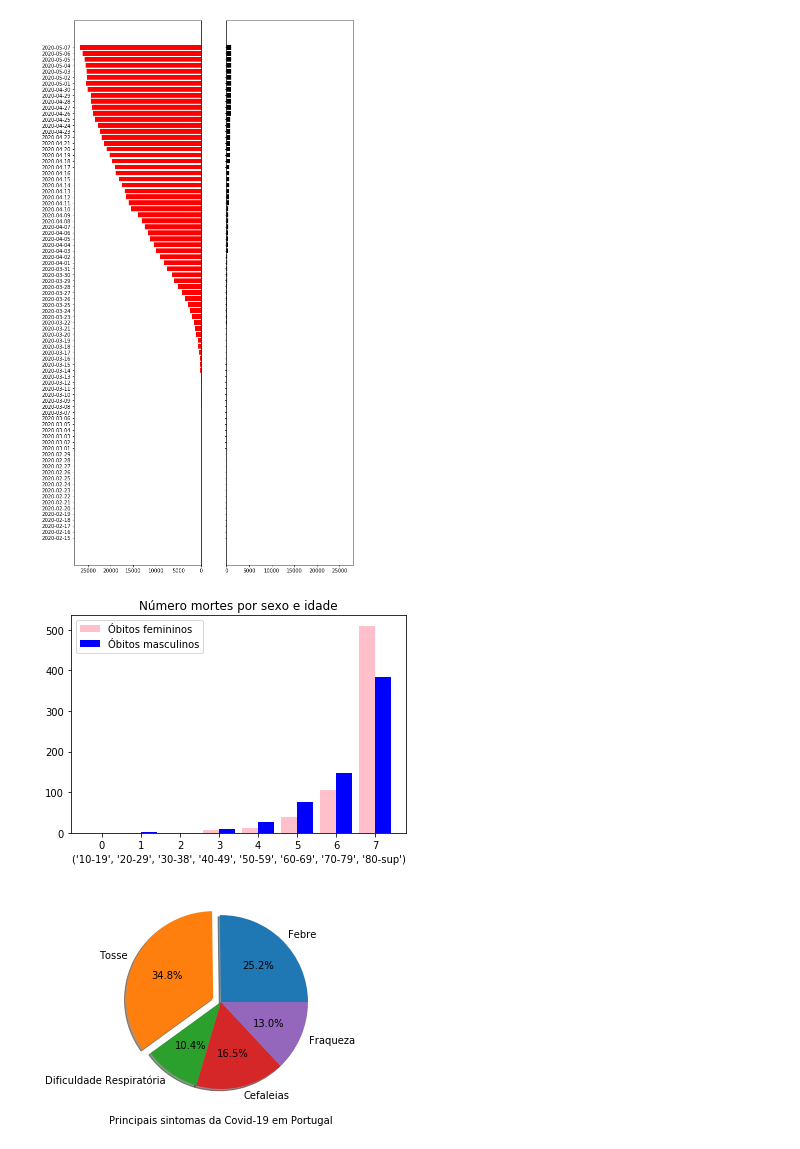
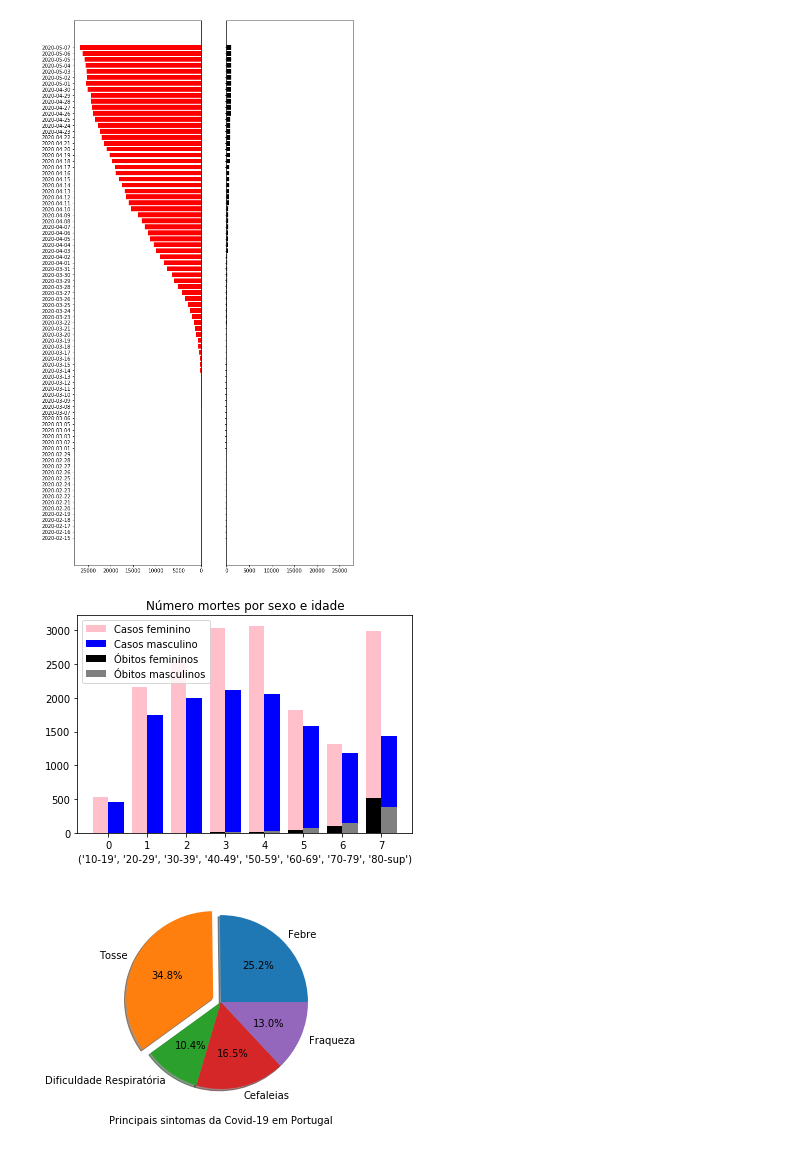
Before and after one commit to rafapsm/epidemiologia, a Jupyter notebook: Projeto_Covid19/notebooks/Stats.ipynb, the cells around one changed output. Cells and saved outputs as stored; diff of their text form; code cells hidden in the pictures.

```diff
--- a/Projeto_Covid19/notebooks/Stats.ipynb
+++ b/Projeto_Covid19/notebooks/Stats.ipynb
@@ -189,29 +189,38 @@ plt.savefig('mobilidade/casosconfirmadosvsobitos.png', dpi=200)
 # %%
 recente = confirmados.sort_values(by=['date'], ascending=False).head(1)['date'].values
 recente[0]
 
 feminino = confirmados.filter(regex=("obitos_feminino|data"))[ confirmados.date == recente[0] ].values
 masculino = confirmados.filter(regex=("obitos_masculino|data"))[ confirmados.date == recente[0] ].values
+feminino_confirmados =  confirmados.filter(regex=("confirmados_feminino|data"))[ confirmados.date == recente[0] ].values
+masculino_confirmados =  confirmados.filter(regex=("confirmados_masculino|data"))[ confirmados.date == recente[0] ].values
 
 obitos_feminino = feminino[0][1:]
 obitos_masculino = masculino[0][1:]
+confirmados_feminino = feminino_confirmados[0][1:]
+confirmados_masculino = masculino_confirmados[0][1:]
 
-escalões = '10-19', '20-29', '30-38', '40-49', '50-59', '60-69', '70-79', '80-sup'
+
+
+escalões = '10-19', '20-29', '30-39', '40-49', '50-59', '60-69', '70-79', '80-sup'
 
 x = np.arange(len(escalões))
 
 
 width=0.4
 
-plt.bar( x - width/2, obitos_feminino, width=width , color="pink")
-plt.bar( x + width/2, obitos_masculino, width=0.4, color="blue")
+plt.bar(x - 0.2, confirmados_feminino, width=width , color="pink")
+plt.bar(x + 0.2, confirmados_masculino, width=width , color="blue")
+plt.bar( x - 0.2, obitos_feminino, width=width , color="black")
+plt.bar( x + 0.2, obitos_masculino, width=width, color="gray")
+
 
 plt.title('Número mortes por sexo e idade')
 plt.xlabel(escalões)
-plt.legend([ 'Óbitos femininos', 'Óbitos masculinos'], loc='upper left')
-plt.savefig('stats/obitos_sexo_idade.png', dpi=200)
+plt.legend([ 'Casos feminino', 'Casos masculino', 'Óbitos femininos', 'Óbitos masculinos'], loc='upper left')
+plt.savefig('stats/obitos_confirmados.png', dpi=200)
 # %% [output]
-[figure, old version]
+[figure, new version]
 # %%
 recente = confirmados.sort_values(by=['date'], ascending=False).head(1)['date'].values
 recente[0]
```
Also changed, not shown: parts of 1 cell of this notebook, 4 other files.
